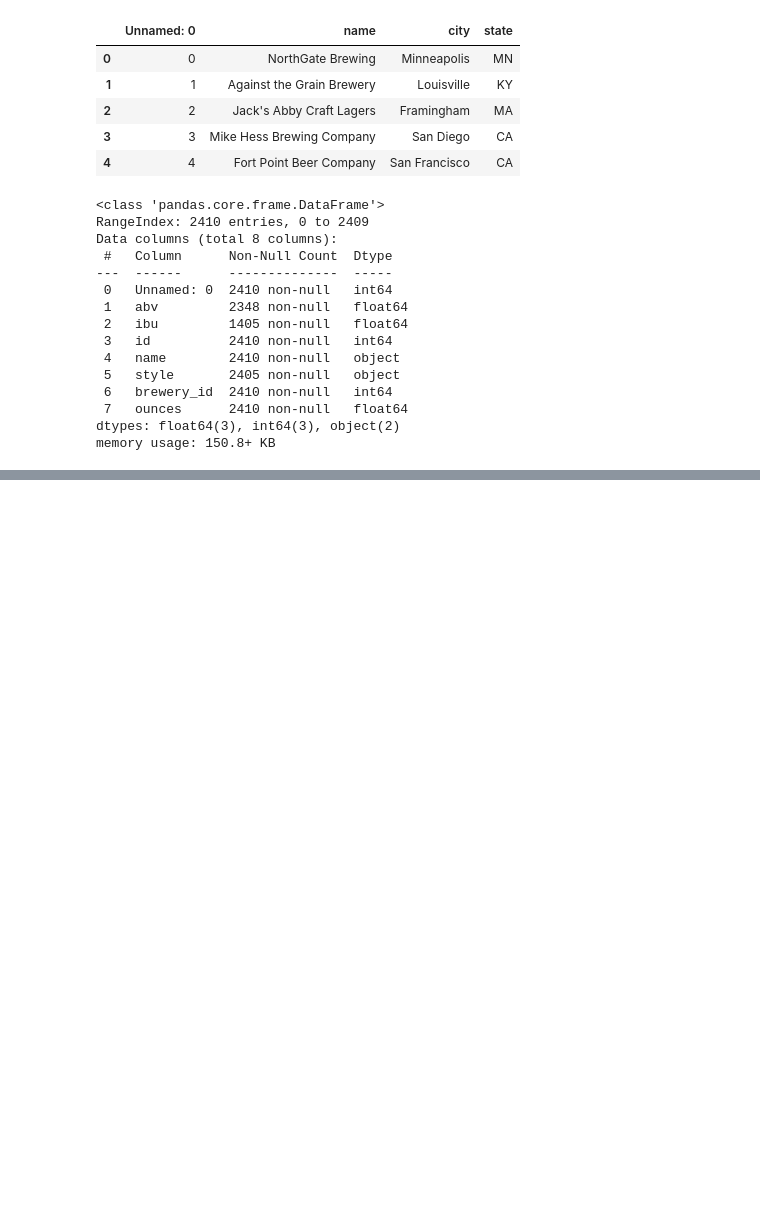
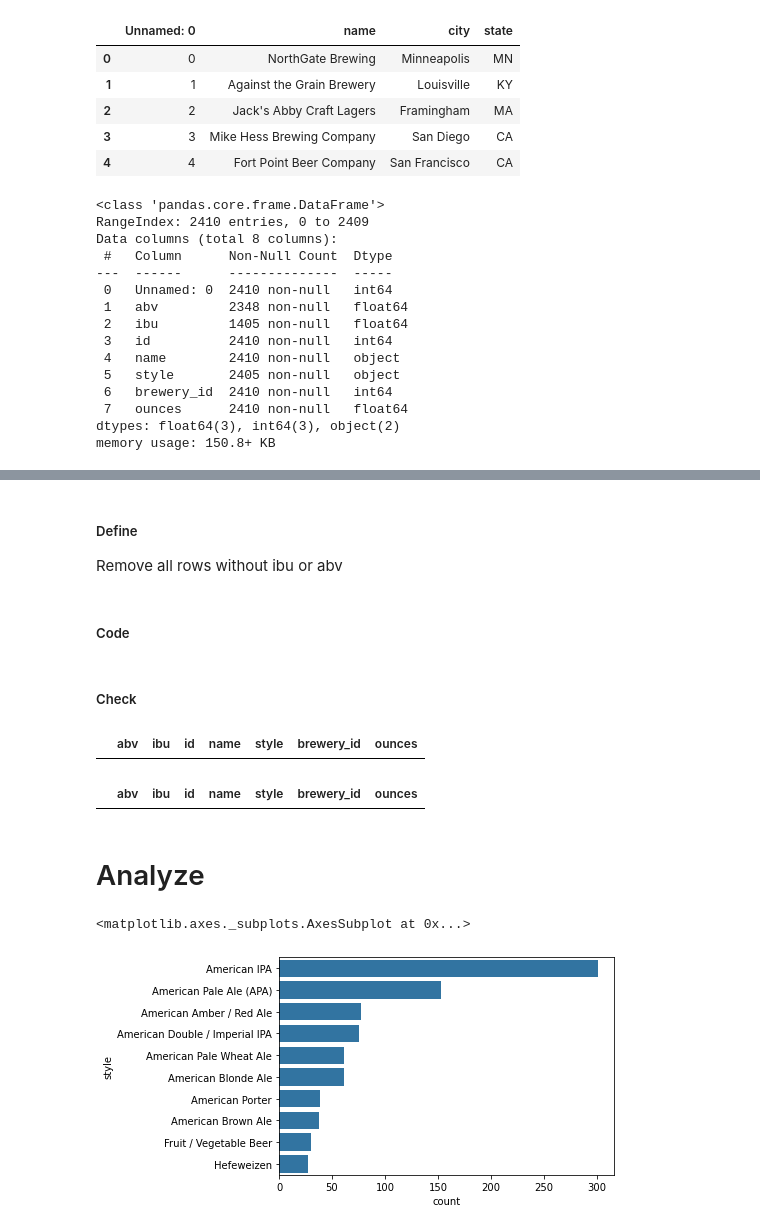
Before and after one commit to akkiannu/BeerAnalysis, a Jupyter notebook: exploration.ipynb, the cells around one changed output, grey strips where cells are left out. Drawn from its saved outputs; the diff is of its cells as text; code cells hidden in the pictures; blank space fills up the shorter version.

```diff
--- a/exploration.ipynb
+++ b/exploration.ipynb
@@ -53,0 +69,8 @@ memory usage: 150.8+ KB
+# %%
+#Keeping only columns that are required for df_beers
+variables_beer = ['abv', 'ibu', 'id', 'name', 'style', 'brewery_id', 'ounces']
+df_beer = df_beer[variables_beer]
+
+#Keeping only columns that are required for df_breweries
+variables_breweries = ['name', 'city', 'state']
+df_breweries = df_breweries[variables_breweries]
@@ -53,0 +102,3 @@ memory usage: 150.8+ KB
+# %%
+df_beer_copy = df_beer.copy()
+df_breweries_copy = df_breweries.copy()
@@ -53,0 +107,31 @@ memory usage: 150.8+ KB
+# %% [markdown]
+##### Define
+Remove all rows without ibu or abv
+# %% [markdown]
+##### Code
+# %%
+# Removing all rows without ibu and
+df_beer_copy = df_beer_copy[(~df_beer_copy['ibu'].isna()) | (~df_beer_copy['abv'].isna())]
+# %%
+df_beer_copy.reset_index(inplace=True, drop=True)
+# %% [markdown]
+##### Check
+# %%
+df_beer_copy[df_beer_copy['ibu'].isna()]
+# %% [output]
+|  | abv | ibu | id | name | style | brewery_id | ounces |
+# %%
+df_beer_copy[df_beer_copy['abv'].isna()]
+# %% [output]
+|  | abv | ibu | id | name | style | brewery_id | ounces |
+# %% [markdown]
+# Analyze
+# %%
+top_10_beer = df_beer_copy['style'].value_counts()[0:10].index
+df_beer_sub = df_beer_copy[df_beer_copy['style'].isin(top_10_beer)]
+
+color = sns.color_palette()[0]
+sns.countplot(data= df_beer_copy, y='style', order = top_10_beer, color=color)
+# %% [output]
+<matplotlib.axes._subplots.AxesSubplot at 0x...>
+[figure, added]
```
Also changed, not shown: parts of 13 cells of this notebook.
